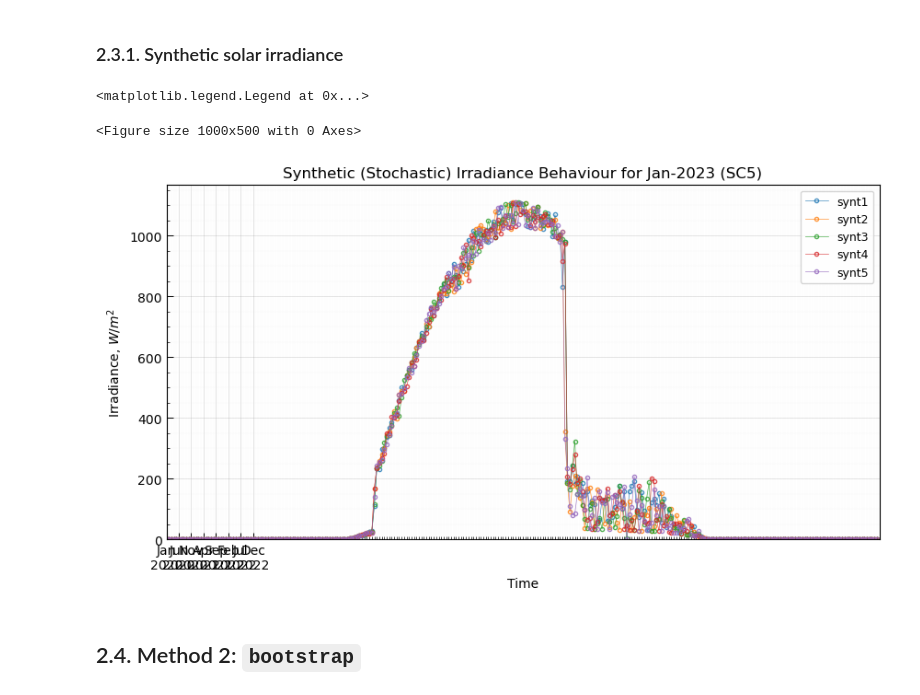
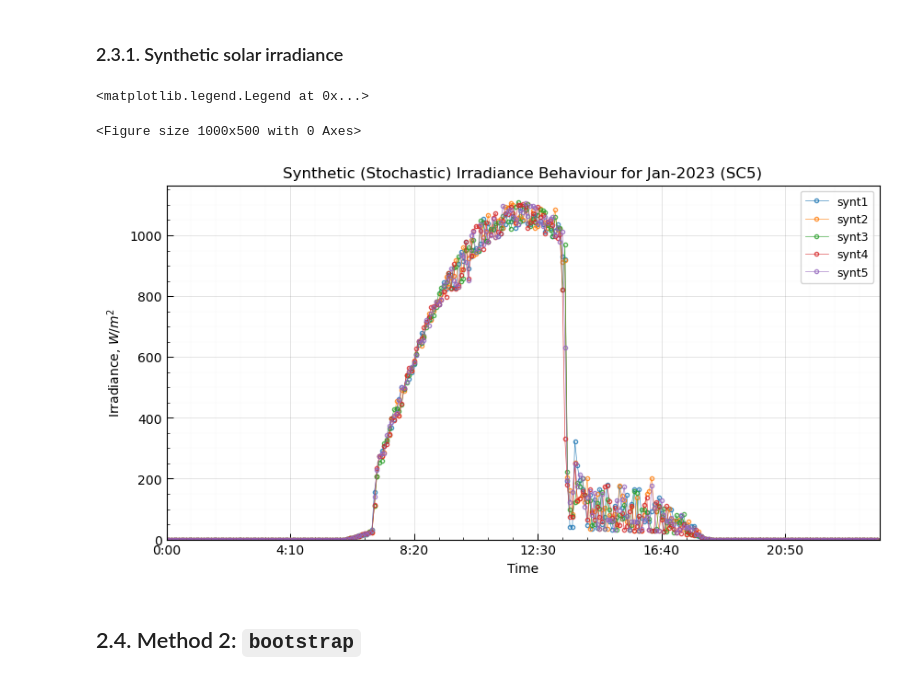
Before and after one commit to salazarna/synthetic-irradiance-sequence, a Jupyter notebook: examples/notebook.ipynb, the cells around one changed output. Cells and saved outputs as stored; diff of their text form; code cells hidden in the pictures.

```diff
--- a/examples/notebook.ipynb
+++ b/examples/notebook.ipynb
@@ -440,30 +440,33 @@ RUNS = 5
 
 test_stochastic = src.methods.stochastic(dictionary=ANALYSIS['stochastic'], year=YEAR, month=MONTH, sky_condition=SC, runs=RUNS)
 # %%
+XTICKS = np.arange(start=0, stop=300, step=50)
+LABELS = [TIMES[i] for i in XTICKS]
+
 hor = 10
 ver = 5
 plt.figure(figsize=(hor,ver))
 
 test_stochastic[f'{MONTHS[str(MONTH)]}{YEAR}-{SC}'].plot(alpha=0.8, linewidth=0.5, linestyle='-', marker='.', fillstyle='none', figsize=(hor,ver), legend=True)
 
 plt.title(f'Synthetic (Stochastic) Irradiance Behaviour for {MONTHS[str(MONTH)]}-{YEAR} ({str.upper(SC)})')
 plt.ylabel('Irradiance, $W/m^2$')
 plt.xlabel('Time')
 plt.tick_params(which='major', direction='in', length=5, width=0.75, grid_alpha=0.3)
 plt.tick_params(which='minor', direction='in', length=2.5, width=0.5, grid_alpha=0.3)
 plt.xticks(rotation=0, ticks=XTICKS, labels=LABELS)
 plt.minorticks_on()
 plt.ylim(0, None)
 plt.xlim(0, len(test_stochastic[f'{MONTHS[str(MONTH)]}{YEAR}-{SC}']))
 plt.grid(True)
 plt.grid(visible=True, which='major', color='grey', linestyle='-', linewidth=0.5)
 plt.grid(visible=True, which='minor', color='lightgrey', linestyle='-', linewidth=0.3, alpha=0.2)
 plt.tight_layout
 plt.legend(loc='best', fontsize=9) # bbox_to_anchor=(1,1)
 # %% [output]
 <matplotlib.legend.Legend at 0x...>
 <Figure size 1000x500 with 0 Axes>
-[figure, old version]
+[figure, new version]
 # %% [markdown]
 ## 2.4. Method 2: `bootstrap`
 # %% [markdown]
```
Also changed, not shown: parts of 20 cells of this notebook.
